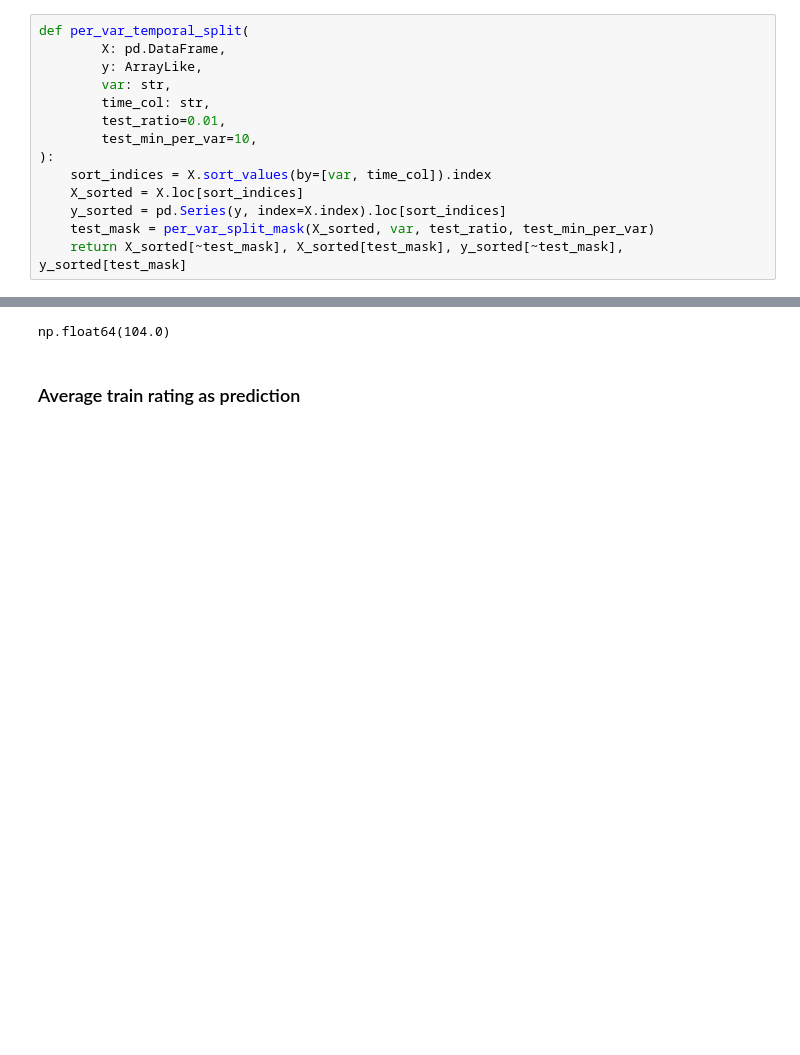
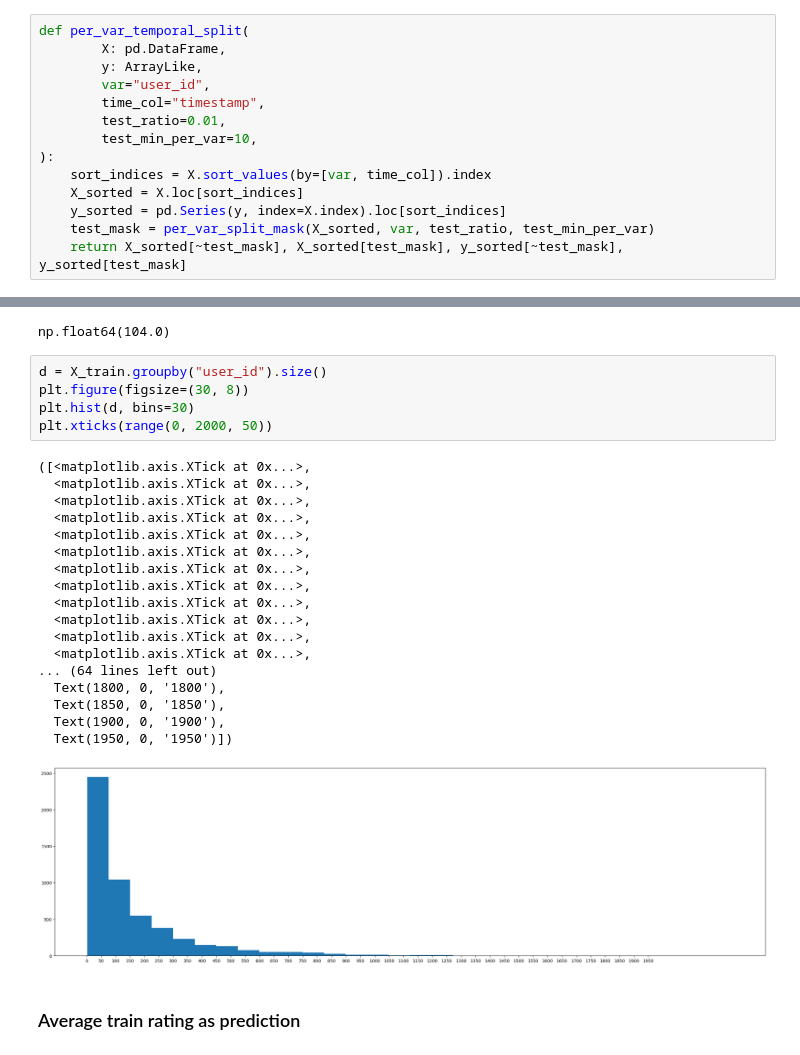
Before and after one commit to maria-khanina/movie_recommender, a Jupyter notebook: logic/factorization_machine.ipynb, the cells around one changed output, grey strips where cells are left out. Cells and saved outputs as stored; diff of their text form; blank space fills up the shorter version.

```diff
--- a/logic/factorization_machine.ipynb
+++ b/logic/factorization_machine.ipynb
@@ -37,8 +34,8 @@ def per_var_split_mask(
 def per_var_temporal_split(
         X: pd.DataFrame,
         y: ArrayLike,
-        var: str,
-        time_col: str,
+        var="user_id",
+        time_col="timestamp",
         test_ratio=0.01,
         test_min_per_var=10,
 ):
@@ -432,6 +364,30 @@ np.float64(86.0)
 X_train.groupby("movie_id").size().median()
 # %% [output]
 np.float64(104.0)
+# %%
+d = X_train.groupby("user_id").size()
+plt.figure(figsize=(30, 8))
+plt.hist(d, bins=30)
+plt.xticks(range(0, 2000, 50))
+# %% [output]
+([<matplotlib.axis.XTick at 0x...>,
+  <matplotlib.axis.XTick at 0x...>,
+  <matplotlib.axis.XTick at 0x...>,
+  <matplotlib.axis.XTick at 0x...>,
+  <matplotlib.axis.XTick at 0x...>,
+  <matplotlib.axis.XTick at 0x...>,
+  <matplotlib.axis.XTick at 0x...>,
+  <matplotlib.axis.XTick at 0x...>,
+  <matplotlib.axis.XTick at 0x...>,
+  <matplotlib.axis.XTick at 0x...>,
+  <matplotlib.axis.XTick at 0x...>,
+  <matplotlib.axis.XTick at 0x...>,
+... (64 lines left out)
+  Text(1800, 0, '1800'),
+  Text(1850, 0, '1850'),
+  Text(1900, 0, '1900'),
+  Text(1950, 0, '1950')])
+[figure, added]
 # %% [markdown]
 ### Average train rating as prediction
 # %%
```
Also changed, not shown: parts of 37 cells of this notebook, 1 other file.
